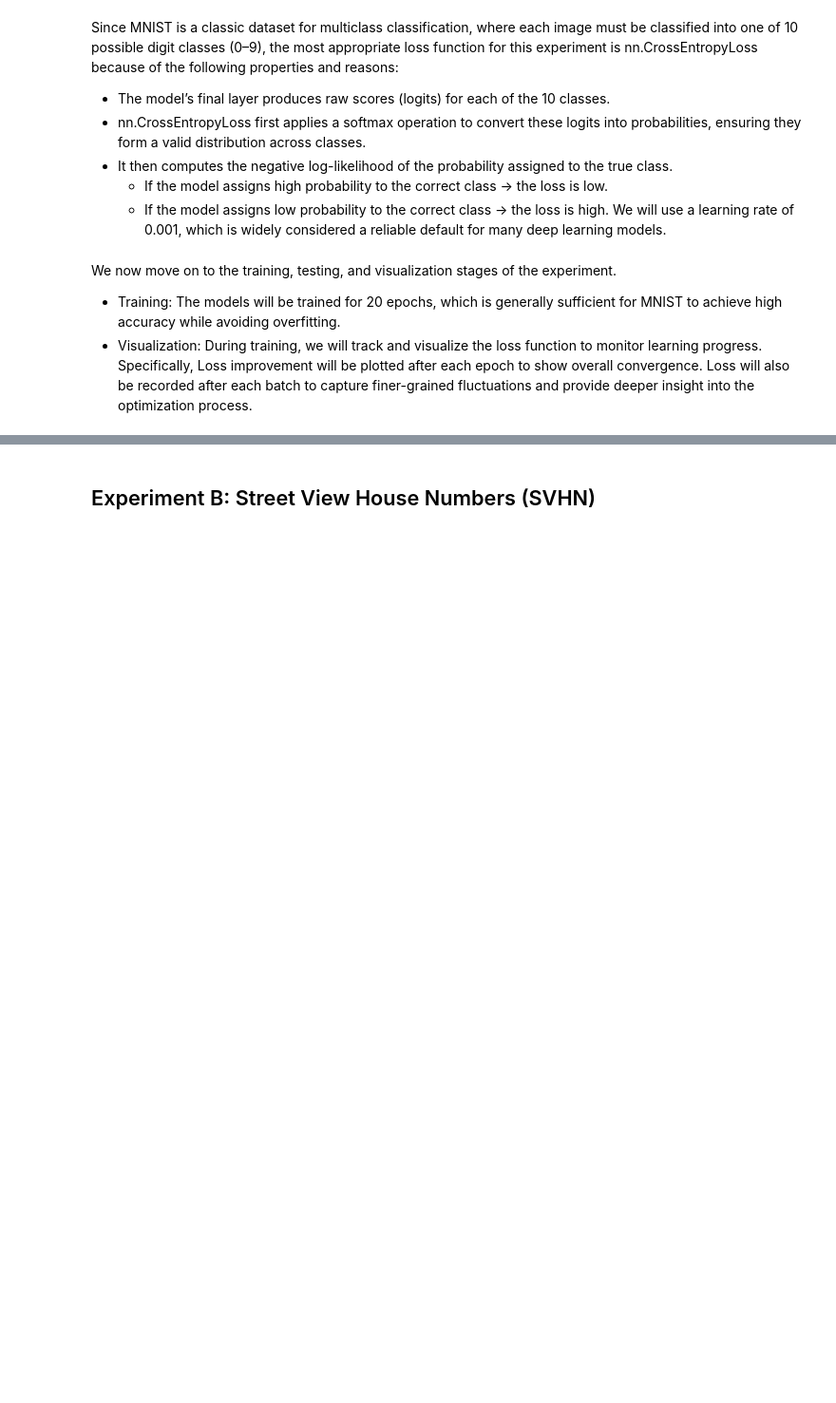
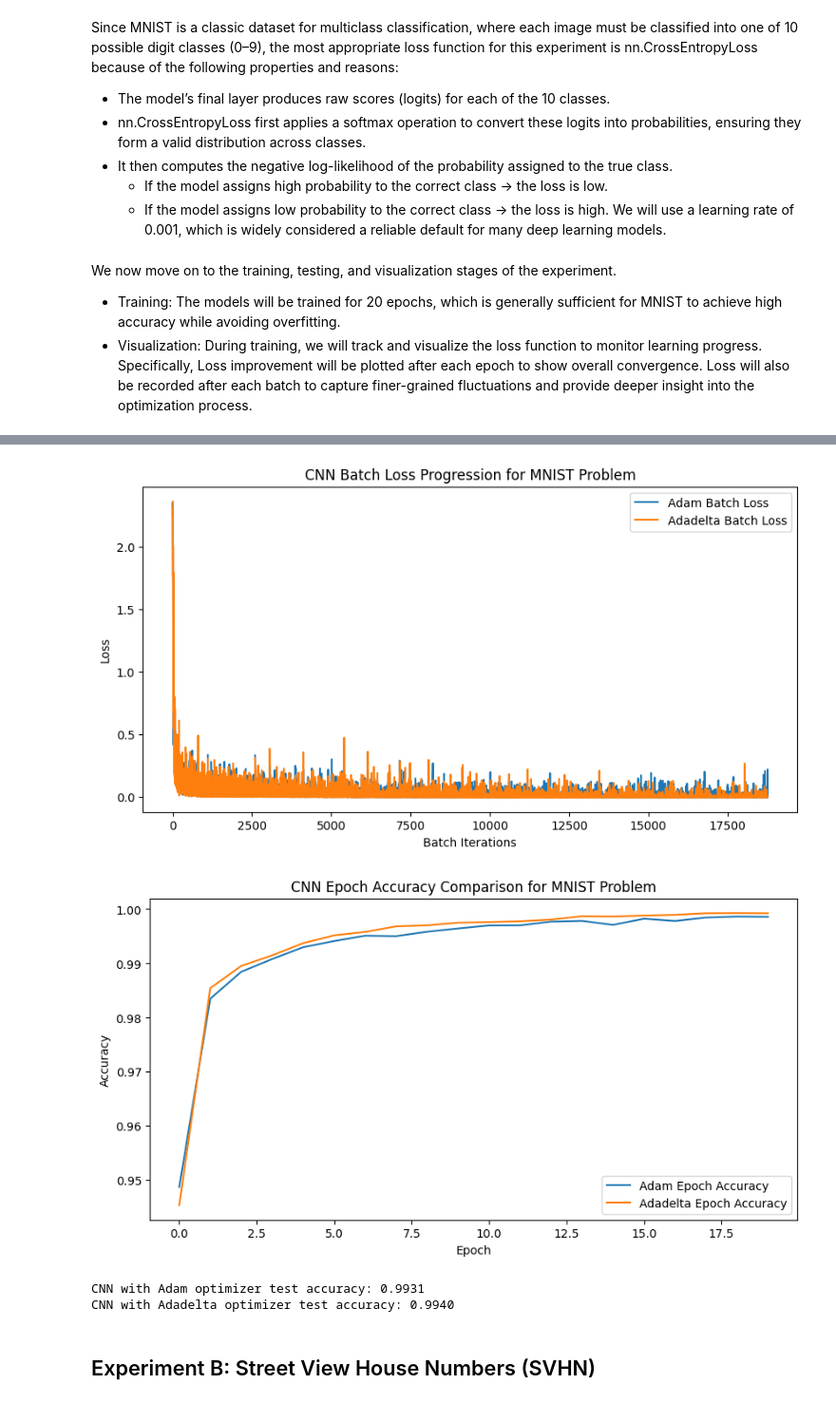
Before and after one commit to ntanphu/CST-KHMT-HK251, a Jupyter notebook: section_5/section_5.ipynb, the cells around one changed output, grey strips where cells are left out. Shown at 95% size. Drawn from its saved outputs; the diff is of its cells as text; code cells hidden in the pictures; blank space fills up the shorter version.

```diff
--- a/section_5/section_5.ipynb
+++ b/section_5/section_5.ipynb
@@ -240,2 +358,36 @@ MLP with Adadelta optimizer test accuracy: 0.5013
+# %%
+plt.figure(figsize=(10,5))
+plt.plot(batch_losses_adam, label="Adam Batch Loss")
+plt.plot(batch_losses_adadelta, label="Adadelta Batch Loss")
+plt.xlabel("Batch Iterations")
+plt.ylabel("Loss")
+plt.title("CNN Batch Loss Progression for MNIST Problem")
+plt.legend()
+plt.show()
+
+plt.figure(figsize=(10,5))
+plt.plot(epoch_accs_adam, label="Adam Epoch Accuracy")
+plt.plot(epoch_accs_adadelta, label="Adadelta Epoch Accuracy")
+plt.xlabel("Epoch")
+plt.ylabel("Accuracy")
+plt.title("CNN Epoch Accuracy Comparison for MNIST Problem")
+plt.legend()
+plt.show()
+# %% [output]
+[figure, added]
+[figure, added]
+# %%
+adam_mnist_CNN = torch.load(adam_cnn_path, weights_only=False)
+adadelta_mnist_CNN = torch.load(adadelta_cnn_path, weights_only=False)
+
+test_dl = DataLoader(mnist_test_dataset, batch_size, shuffle=True)
+adam_acc = evaluate(adam_mnist_CNN, test_dl)
+adadelta_acc = evaluate(adadelta_mnist_CNN, test_dl)
+
+print(f"CNN with Adam optimizer test accuracy: {adam_acc:.4f}")
+print(f"CNN with Adadelta optimizer test accuracy: {adadelta_acc:.4f}")
+# %% [output]
+CNN with Adam optimizer test accuracy: 0.9931
+CNN with Adadelta optimizer test accuracy: 0.9940
 # %% [markdown]
 ## Experiment B: Street View House Numbers (SVHN)
```
Also changed, not shown: parts of 20 cells of this notebook, 9 other files.
